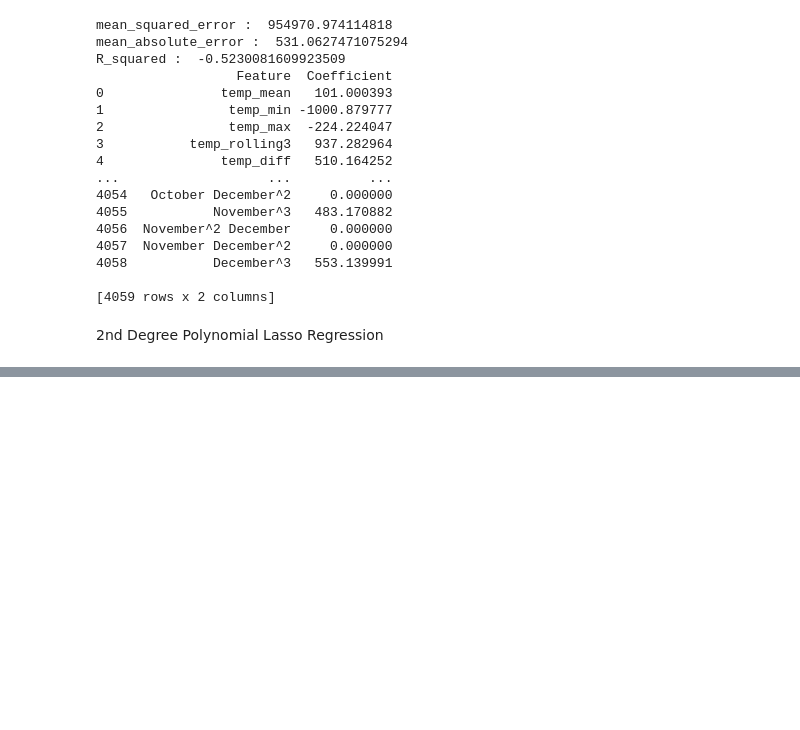
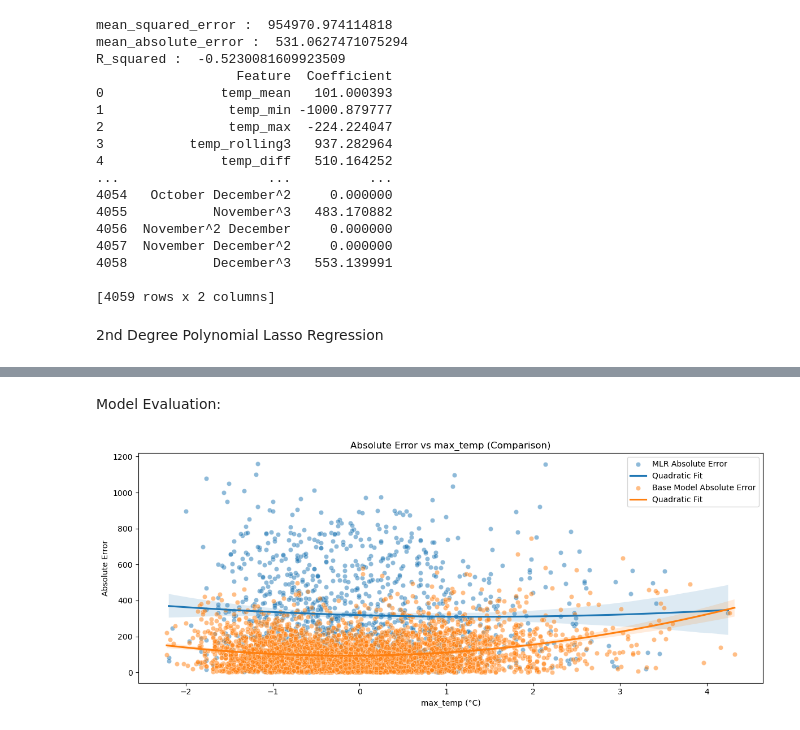
Before and after one commit to t-frank-unsw/zzsc9020-teamc, a Jupyter notebook: LizMLR.ipynb, the cells around one changed output, grey strips where cells are left out. Saved outputs shown, nothing was run; the diff lists cells and outputs as text; code cells hidden in the pictures; blank space fills up the shorter version.

```diff
--- a/LizMLR.ipynb
+++ b/LizMLR.ipynb
@@ -569,7 +569,7 @@ R_squared :  -0.5230081609923509
 2nd Degree Polynomial Lasso Regression
 # %%
 # Lasso Regression Model
-model2 = make_pipeline(StandardScaler(), Lasso(alpha=0.1))
+model2 = make_pipeline(StandardScaler(), Lasso(alpha=0.9, max_iter=100000))
 
 # Fit the model
 poly2_lasso = model2.fit(X_poly2_train, y_train)
@@ -618,0 +619,50 @@ R_squared :  0.735275343590752
+# %% [markdown]
+Model Evaluation:
+# %%
+# Absolute Error
+
+df_daily.replace([np.inf, -np.inf], np.nan).dropna()
+
+residuals = y_test - y_pred5
+absolute_error = abs(residuals)
+
+x1_test = pd.DataFrame(X_poly2_test, columns=feature_names, index=X_test.index)
+
+x1 = x1_test['temp_max']
+y1 = np.asarray(absolute_error).flatten()
+x2 = df_daily['TEMPERATURE']['max']
+y2 = np.asarray(abs(df_daily['TOTALDEMAND'] - df_daily['FORECASTDEMAND'])).flatten()
+
+
+# Standardize x
+x1_mean = x1.mean()
+x1_std = x1.std() or 1.0  # Avoid division by zero
+x1_scaled = (x1 - x1_mean) / x1_std
+x1_flat = np.asarray(x1_scaled).flatten()
+
+x2_mean = x2.mean()
+x2_std = x2.std() or 1.0  # Avoid division by zero
+x2_scaled = (x2 - x2_mean) / x2_std
+x2_flat = np.asarray(x2_scaled).flatten()
+
+
+# Plot both datasets
+plt.figure(figsize=(12, 5))
+
+# MLR error versus temp_max
+sns.scatterplot(x=x1_flat, y=y1, alpha=0.5, label='MLR Absolute Error')
+sns.regplot(x=x1_flat, y=y1, scatter=False, order=2, label = 'Quadratic Fit')  # quadratic fit
+
+# Forecast demand error versus temp_max
+sns.scatterplot(x=x2_flat, y=y2, alpha=0.5, label = 'Base Model Absolute Error')
+sns.regplot(x=x2_flat, y=y2, scatter=False, order=2, label = 'Quadratic Fit')  # quadratic fit
+
+# Labels and legend
+plt.title("Absolute Error vs max_temp (Comparison)")
+plt.xlabel("max_temp (°C)")
+plt.ylabel("Absolute Error")
+plt.legend()
+plt.tight_layout()
+plt.show()
+# %% [output]
+[figure, added]
```
Also changed, not shown: parts of 2 cells of this notebook.
